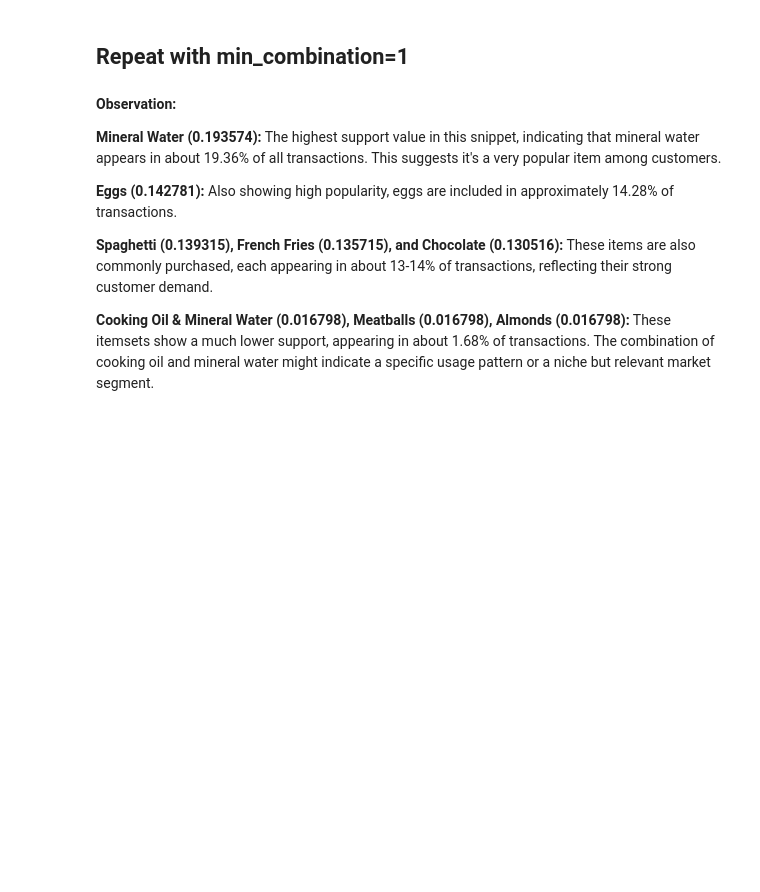
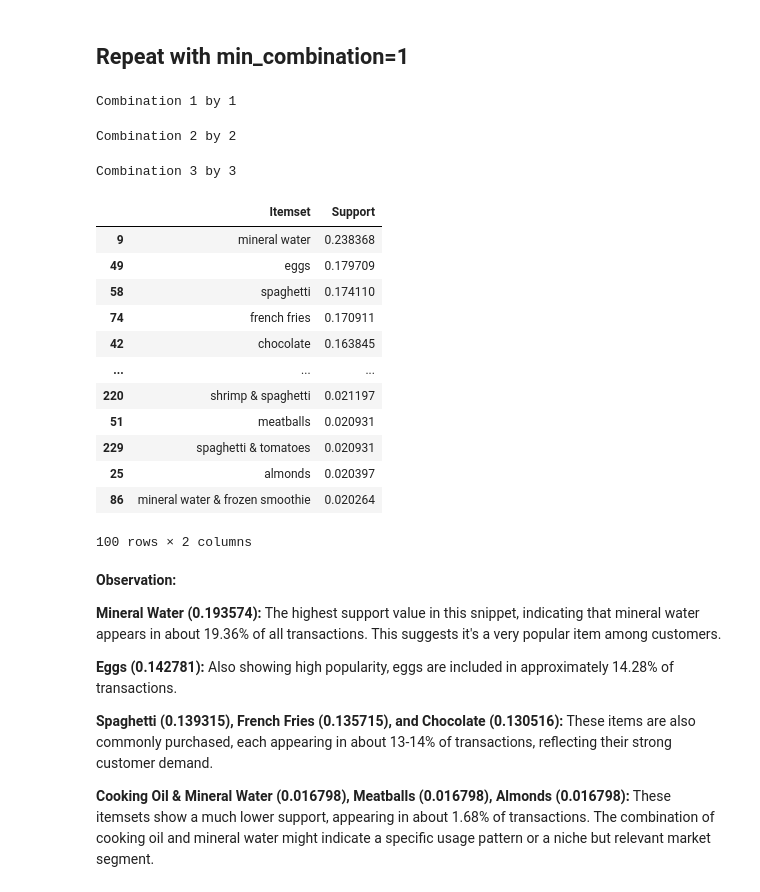
Before and after one commit to opendroid/ml, a Jupyter notebook: clustering/ex05_unsupervised.ipynb, the cells around one changed output. Drawn from its saved outputs; the diff is of its cells as text; code cells hidden in the pictures; blank space fills up the shorter version.

```diff
--- a/clustering/ex05_unsupervised.ipynb
+++ b/clustering/ex05_unsupervised.ipynb
@@ -1001,7 +1072,7 @@ df.head()
 - We then convert these results into a pandas DataFrame for better readability.
 # %%
 # Perform ECLAT algorithm using pyECLAT on the training set
-eclat_instance = # CODE HERE
+eclat_instance = ECLAT(df, verbose=True)
 
 # Get the frequent itemsets with a minimum support of 0.01 (1%) on the training set
-support_dict, frequent_itemsets = # CODE HERE
+support_dict, frequent_itemsets = eclat_instance.fit(min_support=0.01, min_combination=2)
@@ -1022,20 +1110,37 @@ frequent_itemsets_df_sorted.head(100)
 ## Repeat with min_combination=1
 # %%
 # Get the frequent itemsets with a minimum support of 0.01 (1%) on the training set
-support_dict, frequent_itemsets = # CODE HERE
+support_dict, frequent_itemsets = eclat_instance.fit(min_support=0.01, min_combination=1)
 
 # Convert frequent itemsets to a DataFrame for better readability
 total_transactions = len(transactions)
 
 frequent_itemsets_df = pd.DataFrame({
     'Itemset': list(frequent_itemsets.keys()),
     'Support': [len(support_dict[item]) / total_transactions for item in frequent_itemsets.keys()]
 })
 
 # Sort the DataFrame by 'Support' in descending order
 frequent_itemsets_df_sorted = frequent_itemsets_df.sort_values(by='Support', ascending=False)
 
 frequent_itemsets_df_sorted.head(100)
+# %% [output]
+Combination 1 by 1
+Combination 2 by 2
+Combination 3 by 3
+|  | Itemset | Support |
+| 9 | mineral water | 0.238368 |
+| 49 | eggs | 0.179709 |
+| 58 | spaghetti | 0.174110 |
+| 74 | french fries | 0.170911 |
+| 42 | chocolate | 0.163845 |
+| ... | ... | ... |
+| 220 | shrimp & spaghetti | 0.021197 |
+| 51 | meatballs | 0.020931 |
+| 229 | spaghetti & tomatoes | 0.020931 |
+| 25 | almonds | 0.020397 |
+| 86 | mineral water & frozen smoothie | 0.020264 |
+100 rows × 2 columns
 # %% [markdown]
 **Observation:**
 
```
Also changed, not shown: parts of 33 cells of this notebook, 3 other files.
